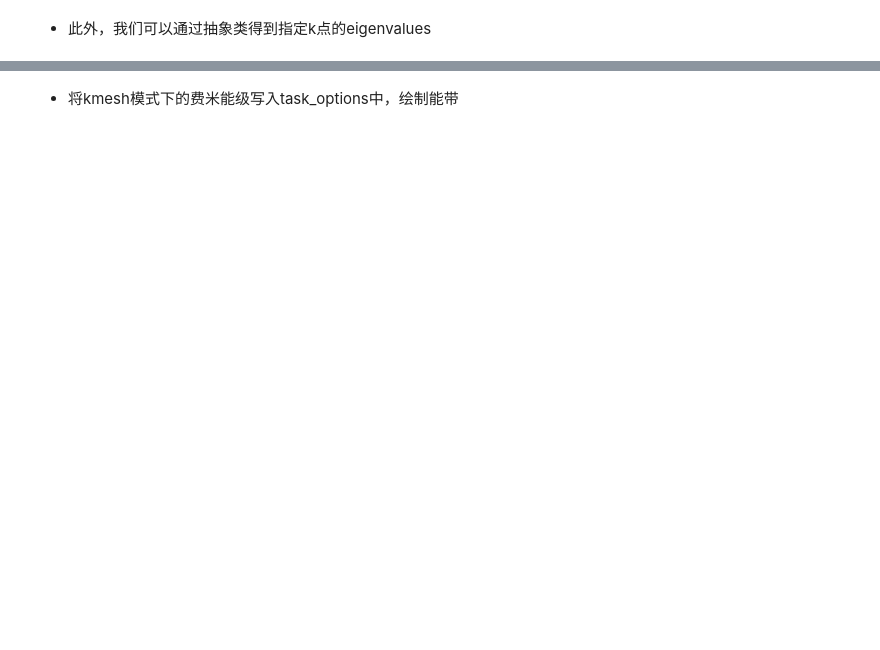
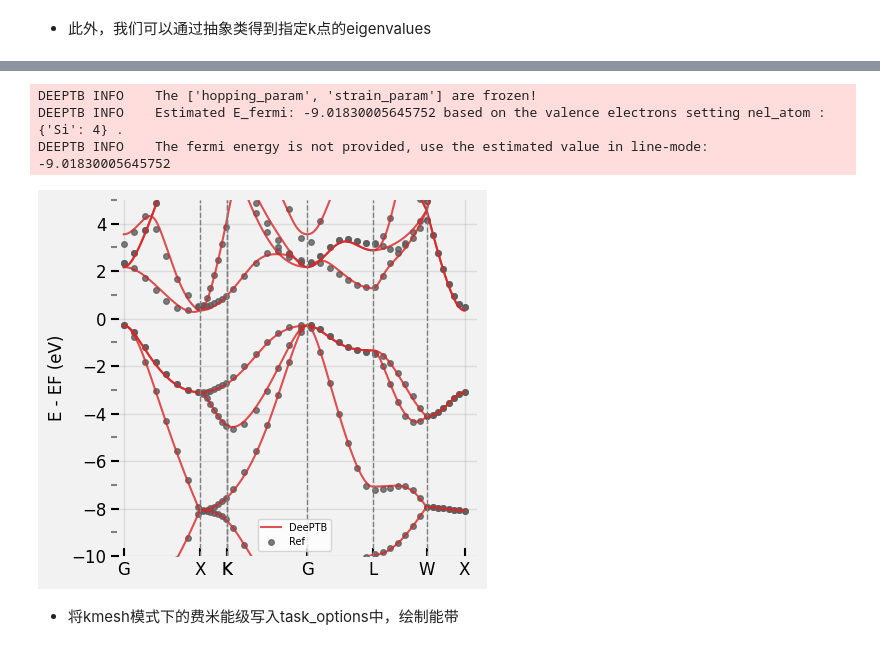
Before and after one commit to deepmodeling/DeePTB, a Jupyter notebook: examples/get_fermi/get_fermi.ipynb, the cells around one changed output, grey strips where cells are left out. Saved outputs shown, nothing was run; the diff lists cells and outputs as text; code cells hidden in the pictures; blank space fills up the shorter version.

```diff
--- a/examples/get_fermi/get_fermi.ipynb
+++ b/examples/get_fermi/get_fermi.ipynb
@@ -64,3 +128,58 @@ tensor([[-1.3281e+01, -7.9629e+00, -7.9629e+00, -7.9629e+00, -6.4451e+00,
+# %%
+# band plot
+from dptb.postprocess.bandstructure.band import Band
+from dptb.nn.build import build_model
+
+from dptb.utils.loggers import set_log_handles
+import logging
+from pathlib import Path
+
+
+model = build_model(checkpoint="../silicon/ref_ckpts/dptb/checkpoint/mix.ep50.pth")
+task_options = {
+        "task": "band",
+        "kline_type":"abacus",
+        "kpath":[[0.0000000000,  0.0000000000,   0.0000000000,   50],
+                [0.5000000000,   0.0000000000,   0.5000000000,   50],
+                [0.6250000000,   0.2500000000,   0.6250000000,   1],
+                [0.3750000000,   0.3750000000,   0.7500000000,   50],
+                [0.0000000000,   0.0000000000,   0.0000000000,   50],
+                [0.5000000000,   0.5000000000,   0.5000000000,   50],
+                [0.5000000000,   0.2500000000,   0.7500000000,   50],
+                [0.5000000000,   0.0000000000,   0.5000000000,   1 ]
+                ],
+        "klabels":["G","X","X/U","K","G","L","W","X"],
+        "nel_atom": {"Si":4},
+        "emin":-10,
+        "emax":5,
+        "ref_band": "/personal/DeepTB/dptb_Zjj/DeePTB/examples/silicon/data/kpath.0/eigenvalues.npy"
+    }
+AtomicData_options={
+        "r_max": 5.50,
+        "er_max": 5.0,
+        "oer_max": 2.5,
+        "pbc": True
+    }
+
+results_path = "./band_plot"
+kpath_kwargs = task_options
+stru_data = "/personal/DeepTB/dptb_Zjj/DeePTB/examples/silicon/data/silicon.vasp"
+AtomicData_options = AtomicData_options
+bcal = Band(model=model,
+            use_gui=True,
+            results_path=results_path,
+            device=model.device)
+bcal.get_bands(data=stru_data,
+               kpath_kwargs=kpath_kwargs,
+               AtomicData_options=AtomicData_options)
+bcal.band_plot(ref_band = kpath_kwargs["ref_band"],
+               emin = kpath_kwargs["emin"],
+               emax = kpath_kwargs["emax"])
+# %% [output]
+DEEPTB INFO    The ['hopping_param', 'strain_param'] are frozen!
+DEEPTB INFO    Estimated E_fermi: -9.01830005645752 based on the valence electrons setting nel_atom : {'Si': 4} .
+DEEPTB INFO    The fermi energy is not provided, use the estimated value in line-mode: -9.01830005645752
+[figure, added]
 # %% [markdown]
 - 将kmesh模式下的费米能级写入task_options中，绘制能带
 # %%
```
Also changed, not shown: parts of 8 cells of this notebook, 2 other files.
